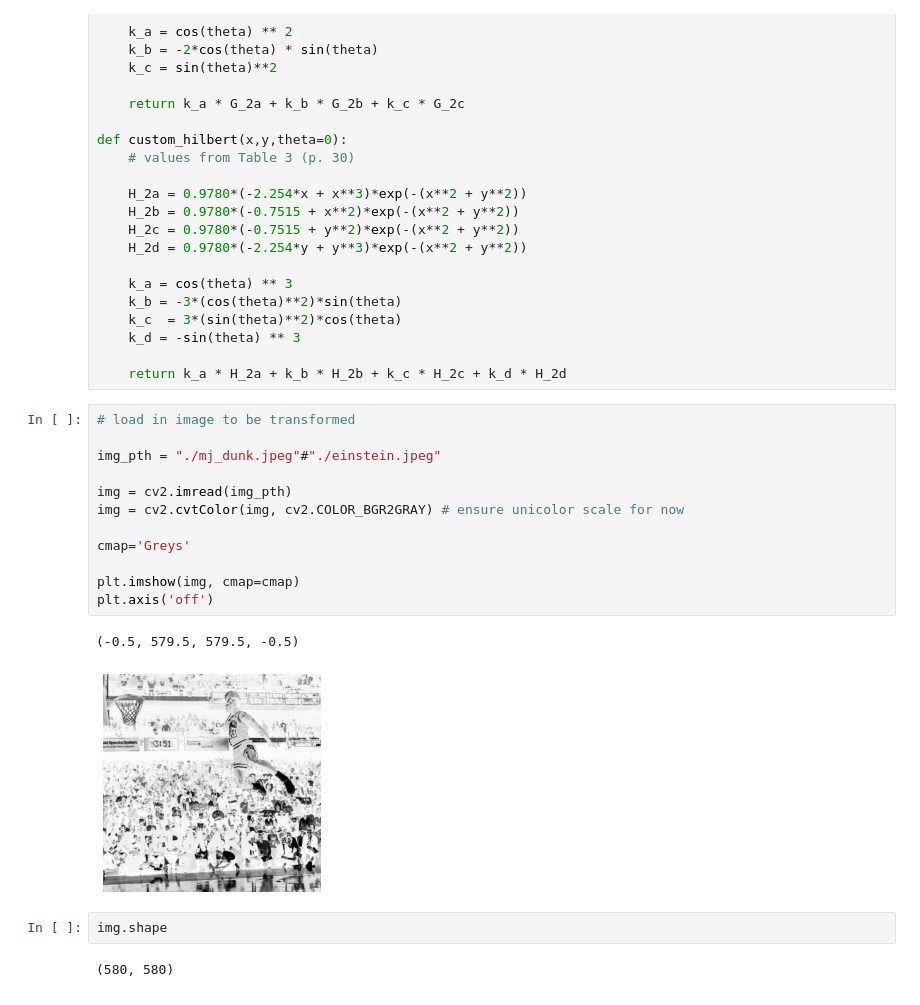
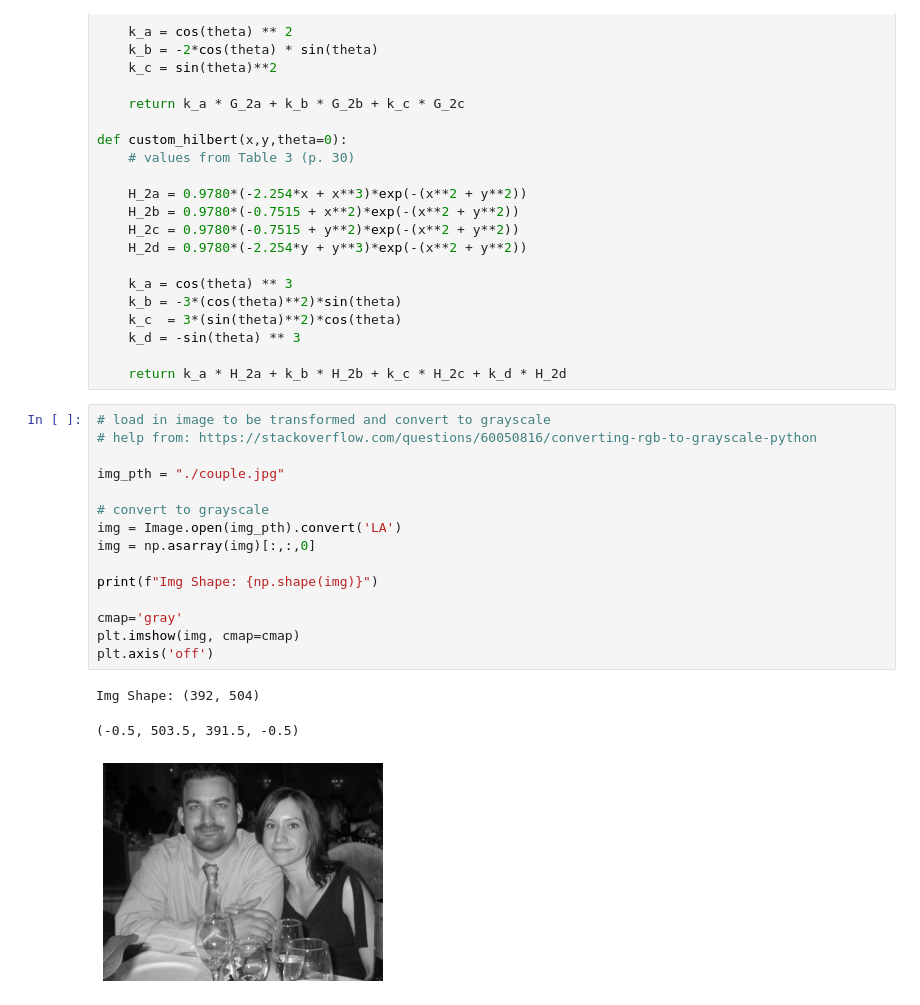
Before and after one commit to collinskatie/motion_without_movement, a Jupyter notebook: simple_filter.ipynb, the cells around one changed output. Cells and saved outputs as stored; diff of their text form.

```diff
--- a/simple_filter.ipynb
+++ b/simple_filter.ipynb
@@ -58,25 +54,25 @@ def custom_hilbert(x,y,theta=0):
     k_d = -sin(theta) ** 3
 
     return k_a * H_2a + k_b * H_2b + k_c * H_2c + k_d * H_2d
-# %%
-# load in image to be transformed
-
-img_pth = "./mj_dunk.jpeg"#"./einstein.jpeg"
-
-img = cv2.imread(img_pth)
-img = cv2.cvtColor(img, cv2.COLOR_BGR2GRAY) # ensure unicolor scale for now
-
-cmap='Greys'
-
-plt.imshow(img, cmap=cmap)
-plt.axis('off')
-# %% [output]
-(-0.5, 579.5, 579.5, -0.5)
-[figure, removed]
-# %%
-img.shape
-# %% [output]
-(580, 580)
+# %%
+# load in image to be transformed and convert to grayscale
+# help from: https://stackoverflow.com/questions/60050816/converting-rgb-to-grayscale-python
+
+img_pth = "./couple.jpg"
+
+# convert to grayscale
+img = Image.open(img_pth).convert('LA')
+img = np.asarray(img)[:,:,0]
+
+print(f"Img Shape: {np.shape(img)}")
+
+cmap='gray'
+plt.imshow(img, cmap=cmap)
+plt.axis('off')
+# %% [output]
+Img Shape: (392, 504)
+(-0.5, 503.5, 391.5, -0.5)
+[figure, added]
 # %%
 transf_img =  np.imag(hilbert(img)) # help from: https://docs.scipy.org/doc/scipy/reference/generated/scipy.signal.hilbert.html
 
```
Also changed, not shown: parts of 11 cells of this notebook, 1 other file.
